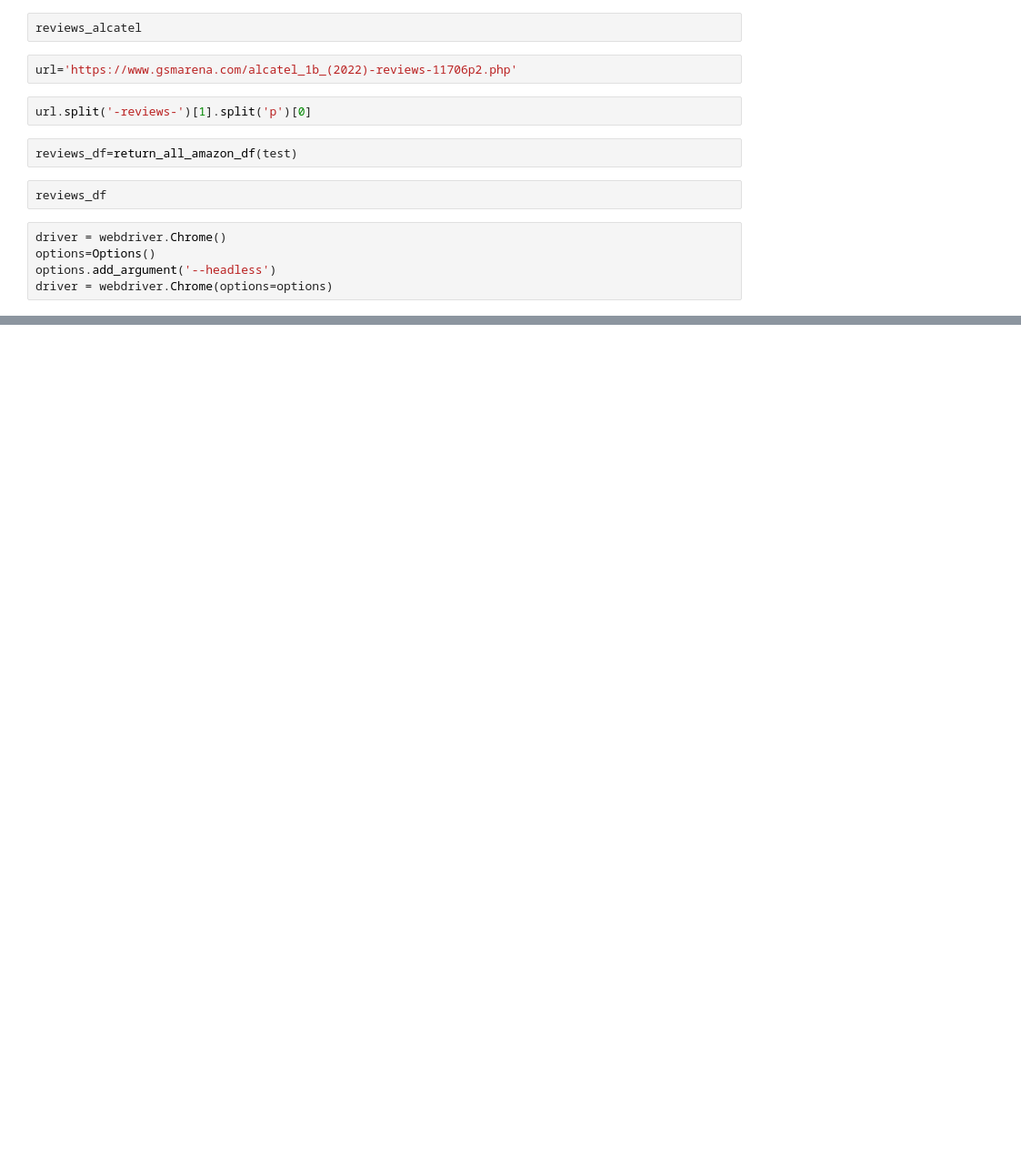
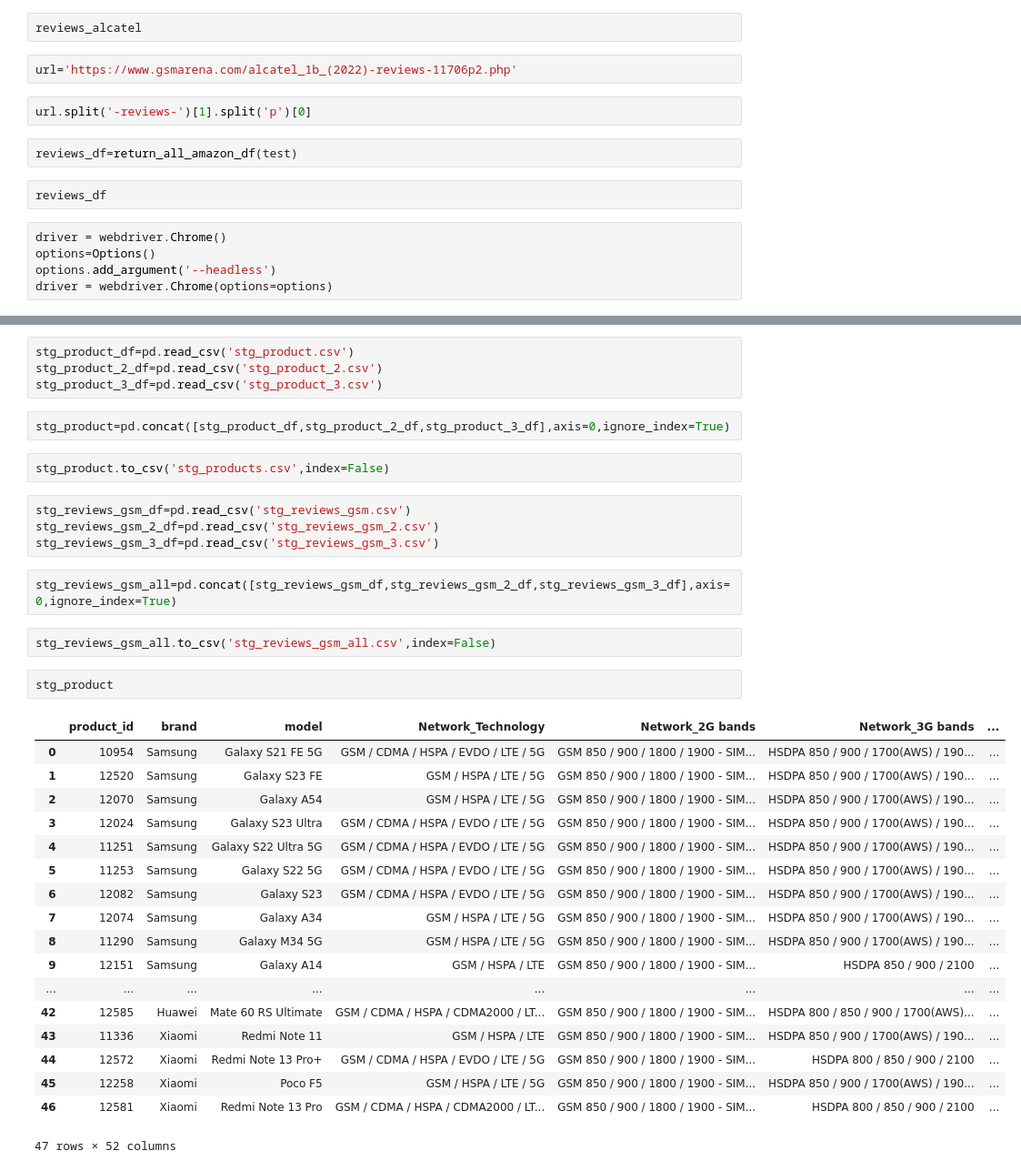
Before and after one commit to Georgess2293/fsd_tech_product_analyzer, a Jupyter notebook: staging_test.ipynb, the cells around one changed output, grey strips where cells are left out. Shown at 91% size. Saved outputs shown, nothing was run; the diff lists cells and outputs as text; blank space fills up the shorter version.

Commit message:
added staging tables

```diff
--- a/staging_test.ipynb
+++ b/staging_test.ipynb
@@ -85,0 +75,37 @@ NameError: name 'stg_product_df' is not defined
+# %%
+stg_product_df=pd.read_csv('stg_product.csv')
+stg_product_2_df=pd.read_csv('stg_product_2.csv')
+stg_product_3_df=pd.read_csv('stg_product_3.csv')
+# %%
+stg_product=pd.concat([stg_product_df,stg_product_2_df,stg_product_3_df],axis=0,ignore_index=True)
+# %%
+stg_product.to_csv('stg_products.csv',index=False)
+# %%
+stg_reviews_gsm_df=pd.read_csv('stg_reviews_gsm.csv')
+stg_reviews_gsm_2_df=pd.read_csv('stg_reviews_gsm_2.csv')
+stg_reviews_gsm_3_df=pd.read_csv('stg_reviews_gsm_3.csv')
+# %%
+stg_reviews_gsm_all=pd.concat([stg_reviews_gsm_df,stg_reviews_gsm_2_df,stg_reviews_gsm_3_df],axis=0,ignore_index=True)
+# %%
+stg_reviews_gsm_all.to_csv('stg_reviews_gsm_all.csv',index=False)
+# %%
+stg_product
+# %% [output]
+|  | product_id | brand | model | Network_Technology | Network_2G bands | Network_3G bands | ... |
+| 0 | 10954 | Samsung | Galaxy S21 FE 5G | GSM / CDMA / HSPA / EVDO / LTE / 5G | GSM 850 / 900 / 1800 / 1900 - SIM... | HSDPA 850 / 900 / 1700(AWS) / 190... | ... |
+| 1 | 12520 | Samsung | Galaxy S23 FE | GSM / HSPA / LTE / 5G | GSM 850 / 900 / 1800 / 1900 - SIM... | HSDPA 850 / 900 / 1700(AWS) / 190... | ... |
+| 2 | 12070 | Samsung | Galaxy A54 | GSM / HSPA / LTE / 5G | GSM 850 / 900 / 1800 / 1900 - SIM... | HSDPA 850 / 900 / 1700(AWS) / 190... | ... |
+| 3 | 12024 | Samsung | Galaxy S23 Ultra | GSM / CDMA / HSPA / EVDO / LTE / 5G | GSM 850 / 900 / 1800 / 1900 - SIM... | HSDPA 850 / 900 / 1700(AWS) / 190... | ... |
+| 4 | 11251 | Samsung | Galaxy S22 Ultra 5G | GSM / CDMA / HSPA / EVDO / LTE / 5G | GSM 850 / 900 / 1800 / 1900 - SIM... | HSDPA 850 / 900 / 1700(AWS) / 190... | ... |
+| 5 | 11253 | Samsung | Galaxy S22 5G | GSM / CDMA / HSPA / EVDO / LTE / 5G | GSM 850 / 900 / 1800 / 1900 - SIM... | HSDPA 850 / 900 / 1700(AWS) / 190... | ... |
+| 6 | 12082 | Samsung | Galaxy S23 | GSM / CDMA / HSPA / EVDO / LTE / 5G | GSM 850 / 900 / 1800 / 1900 - SIM... | HSDPA 850 / 900 / 1700(AWS) / 190... | ... |
+| 7 | 12074 | Samsung | Galaxy A34 | GSM / HSPA / LTE / 5G | GSM 850 / 900 / 1800 / 1900 - SIM... | HSDPA 850 / 900 / 1700(AWS) / 190... | ... |
+| 8 | 11290 | Samsung | Galaxy M34 5G | GSM / HSPA / LTE / 5G | GSM 850 / 900 / 1800 / 1900 - SIM... | HSDPA 850 / 900 / 1700(AWS) / 190... | ... |
+| 9 | 12151 | Samsung | Galaxy A14 | GSM / HSPA / LTE | GSM 850 / 900 / 1800 / 1900 - SIM... | HSDPA 850 / 900 / 2100 | ... |
+| ... | ... | ... | ... | ... | ... | ... | ... |
+| 42 | 12585 | Huawei | Mate 60 RS Ultimate | GSM / CDMA / HSPA / CDMA2000 / LT... | GSM 850 / 900 / 1800 / 1900 - SIM... | HSDPA 800 / 850 / 900 / 1700(AWS)... | ... |
+| 43 | 11336 | Xiaomi | Redmi Note 11 | GSM / HSPA / LTE | GSM 850 / 900 / 1800 / 1900 - SIM... | HSDPA 850 / 900 / 1700(AWS) / 190... | ... |
+| 44 | 12572 | Xiaomi | Redmi Note 13 Pro+ | GSM / CDMA / HSPA / EVDO / LTE / 5G | GSM 850 / 900 / 1800 / 1900 - SIM... | HSDPA 800 / 850 / 900 / 2100 | ... |
+| 45 | 12258 | Xiaomi | Poco F5 | GSM / HSPA / LTE / 5G | GSM 850 / 900 / 1800 / 1900 - SIM... | HSDPA 850 / 900 / 1700(AWS) / 190... | ... |
+| 46 | 12581 | Xiaomi | Redmi Note 13 Pro | GSM / CDMA / HSPA / CDMA2000 / LT... | GSM 850 / 900 / 1800 / 1900 - SIM... | HSDPA 800 / 850 / 900 / 2100 | ... |
+47 rows × 52 columns
```
Also changed, not shown: parts of 12 cells of this notebook, 11 other files.
